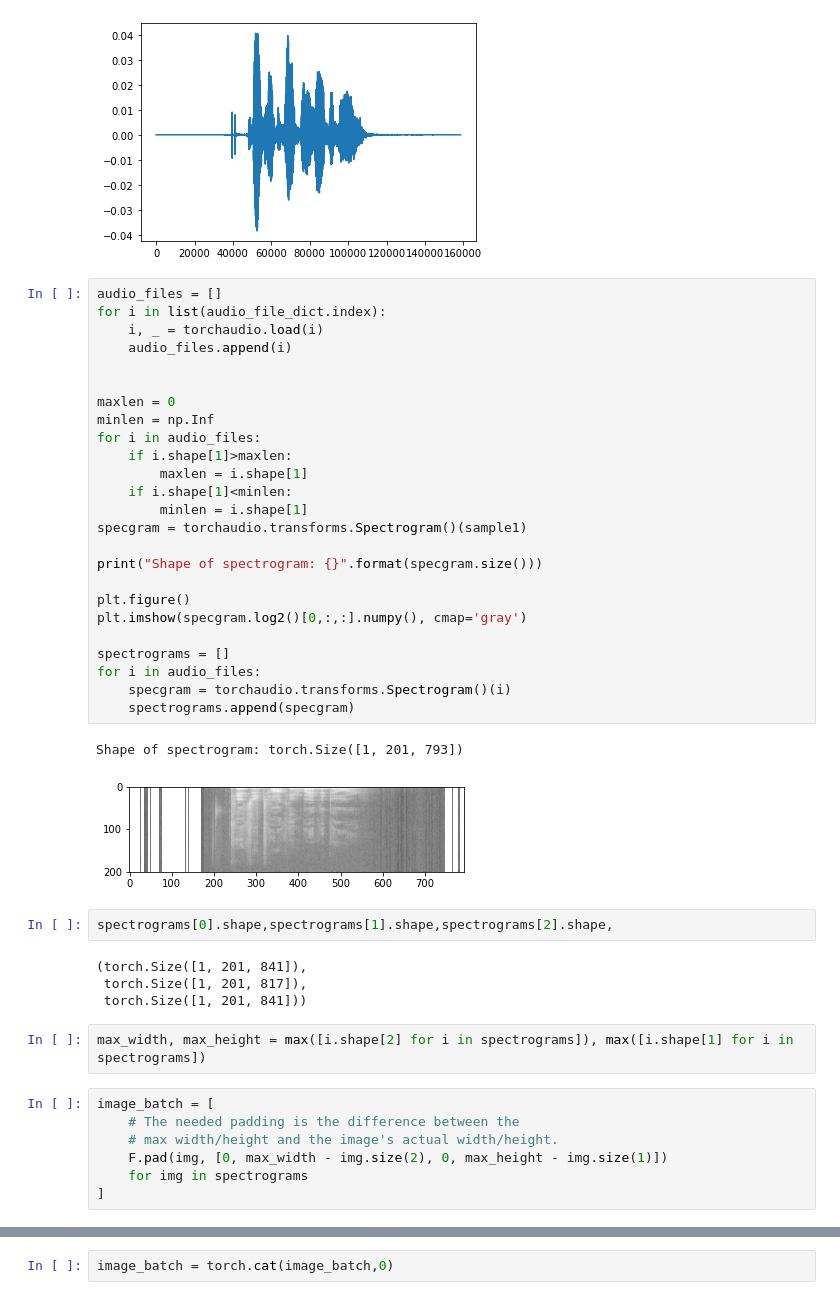
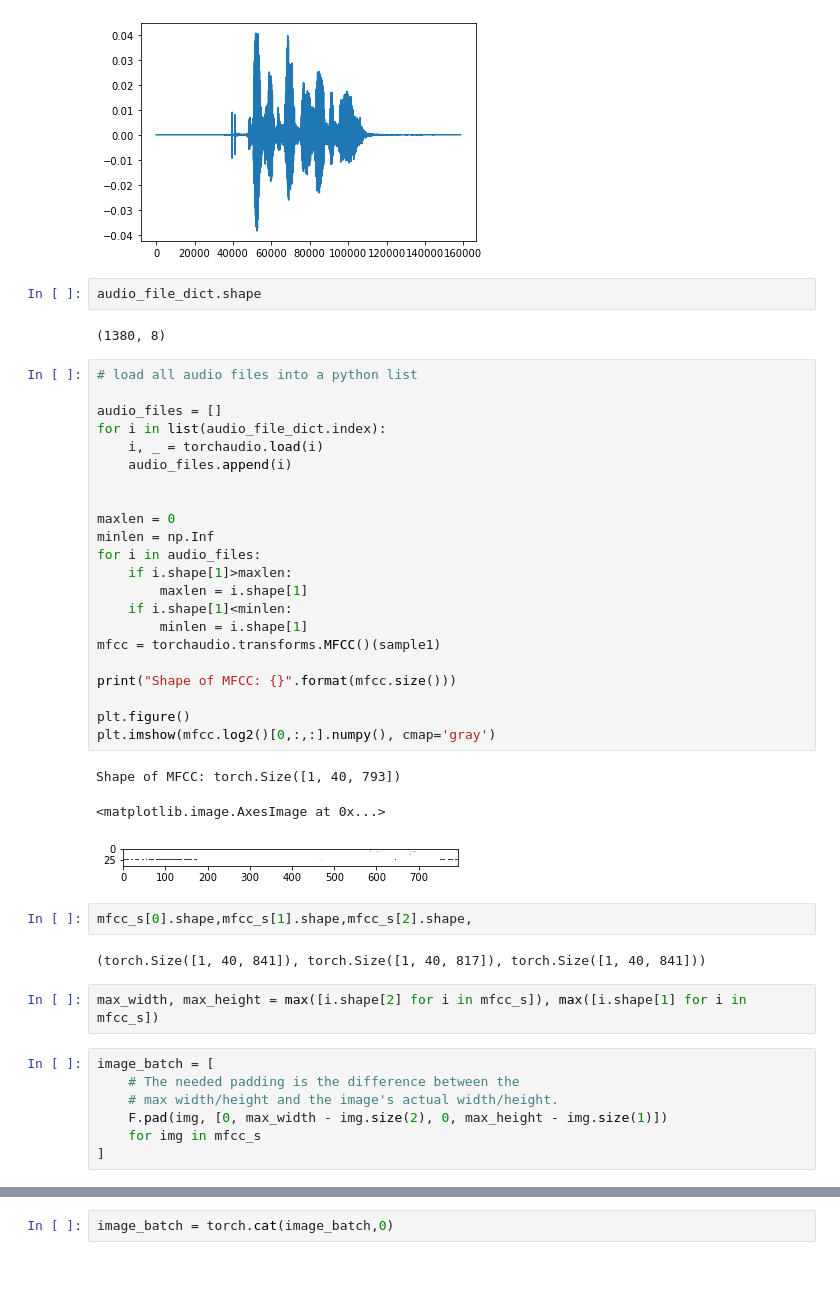
Before and after one commit to Jyve00/Emotion_Dectection, a Jupyter notebook: oytorch.ipynb, the cells around one changed output, grey strips where cells are left out. Saved outputs shown, nothing was run; the diff lists cells and outputs as text; blank space fills up the shorter version.

```diff
--- a/oytorch.ipynb
+++ b/oytorch.ipynb
@@ -137,48 +141,48 @@ plt.plot(sample1.t().numpy())
 # %% [output]
 [<matplotlib.lines.Line2D at 0x...>]
 [figure]
+# %%
+audio_file_dict.shape
+# %% [output]
+(1380, 8)
 # %%
+# load all audio files into a python list
+
 audio_files = []
 for i in list(audio_file_dict.index):
     i, _ = torchaudio.load(i)
     audio_files.append(i)
 
 
 maxlen = 0
 minlen = np.Inf
 for i in audio_files:
     if i.shape[1]>maxlen:
         maxlen = i.shape[1]
     if i.shape[1]<minlen:
         minlen = i.shape[1]
-specgram = torchaudio.transforms.Spectrogram()(sample1)
+mfcc = torchaudio.transforms.MFCC()(sample1)
 
-print("Shape of spectrogram: {}".format(specgram.size()))
+print("Shape of MFCC: {}".format(mfcc.size()))
 
 plt.figure()
-plt.imshow(specgram.log2()[0,:,:].numpy(), cmap='gray')
-
-spectrograms = []
-for i in audio_files:
-    specgram = torchaudio.transforms.Spectrogram()(i)
-    spectrograms.append(specgram)
+plt.imshow(mfcc.log2()[0,:,:].numpy(), cmap='gray')
 # %% [output]
-Shape of spectrogram: torch.Size([1, 201, 793])
+Shape of MFCC: torch.Size([1, 40, 793])
+<matplotlib.image.AxesImage at 0x...>
-[figure, old version]
+[figure, new version]
 # %%
-spectrograms[0].shape,spectrograms[1].shape,spectrograms[2].shape,
+mfcc_s[0].shape,mfcc_s[1].shape,mfcc_s[2].shape,
 # %% [output]
-(torch.Size([1, 201, 841]),
- torch.Size([1, 201, 817]),
- torch.Size([1, 201, 841]))
+(torch.Size([1, 40, 841]), torch.Size([1, 40, 817]), torch.Size([1, 40, 841]))
 # %%
-max_width, max_height = max([i.shape[2] for i in spectrograms]), max([i.shape[1] for i in spectrograms])
+max_width, max_height = max([i.shape[2] for i in mfcc_s]), max([i.shape[1] for i in mfcc_s])
 # %%
 image_batch = [
     # The needed padding is the difference between the
     # max width/height and the image's actual width/height.
     F.pad(img, [0, max_width - img.size(2), 0, max_height - img.size(1)])
-    for img in spectrograms
+    for img in mfcc_s
 ]
 # %%
 image_batch[0].shape, image_batch[1].shape, image_batch[2].shape,
```
Also changed, not shown: parts of 14 cells of this notebook, 31 other files.
